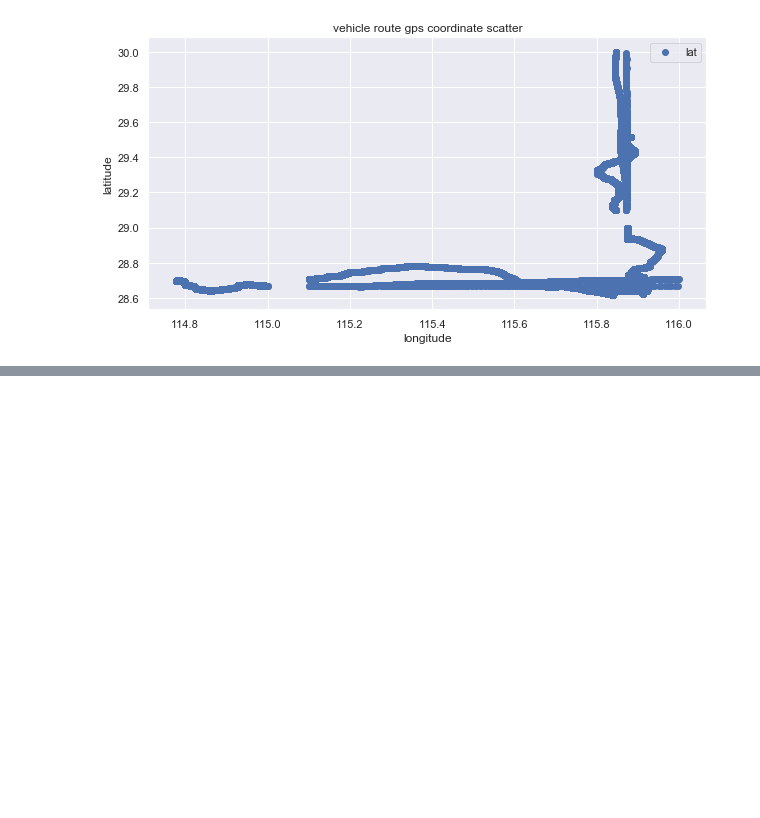
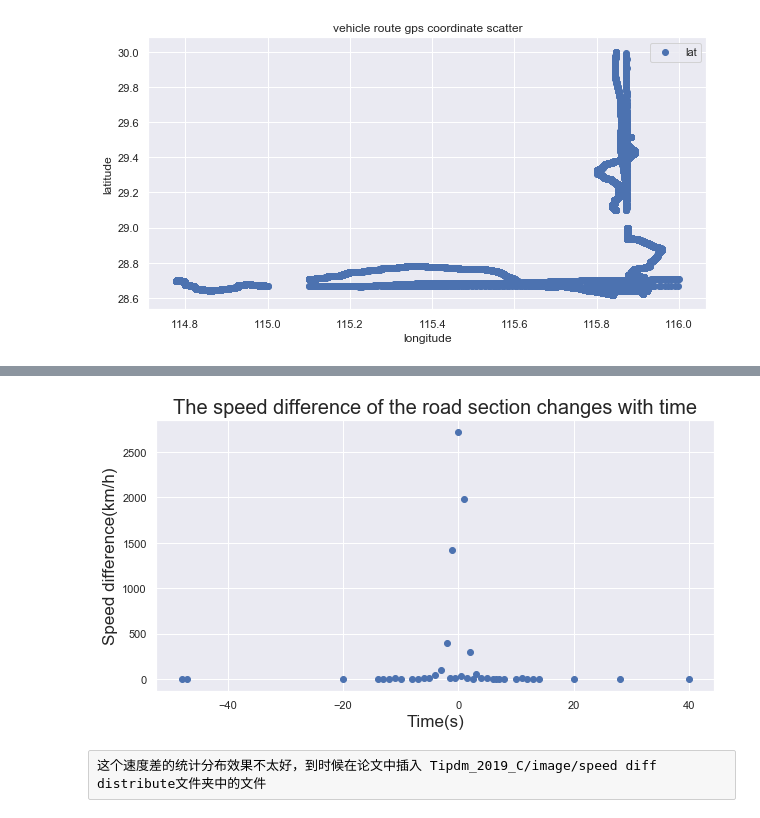
Before and after one commit to flowerlake/Tipdm_2019_C, a Jupyter notebook: data_processing/explore data.ipynb, the cells around one changed output, grey strips where cells are left out. Drawn from its saved outputs; the diff is of its cells as text; code cells hidden in the pictures; blank space fills up the shorter version.

```diff
--- a/data_processing/explore data.ipynb
+++ b/data_processing/explore data.ipynb
@@ -72,0 +92,18 @@ IndexError: list index out of range
+# %%
+from collections import Counter
+speed_distribute = dict(Counter([i for i in speed_diff]))
+
+plt.rc('figure', figsize=(10, 5))
+# Set seaborn aesthetic parameters to defaults
+seaborn.set()
+plt.scatter(speed_distribute.keys(),speed_distribute.values())
+
+plt.title("The speed difference of the road section changes with time",fontsize=20)
+plt.xlabel("Time(s)",fontsize=17)
+plt.ylabel("Speed difference(km/h)",fontsize=17)
+plt.savefig("image/speed_distribute/"+filename+".png")
+plt.show()
+# %% [output]
+[figure, added]
+# %% [raw]
+这个速度差的统计分布效果不太好，到时候在论文中插入 Tipdm_2019_C/image/speed diff distribute文件夹中的文件
```
Also changed, not shown: parts of 10 cells of this notebook, 10 other files.
